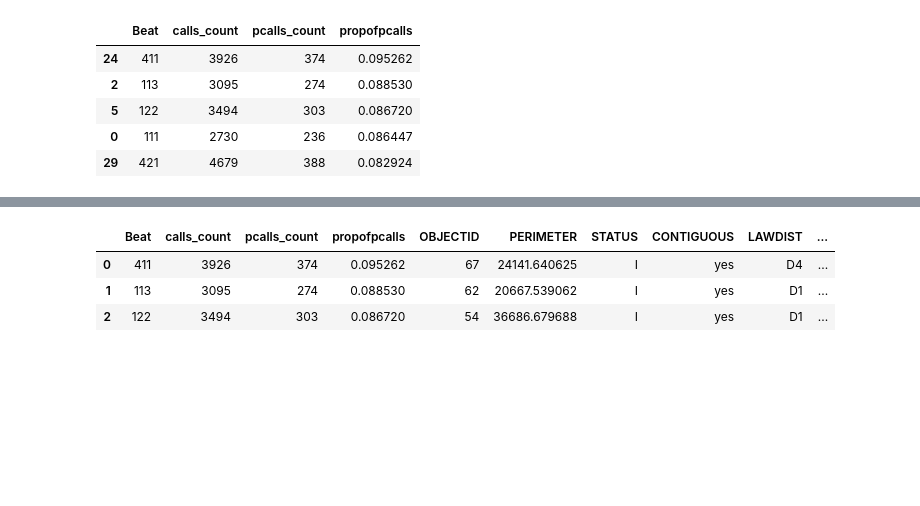
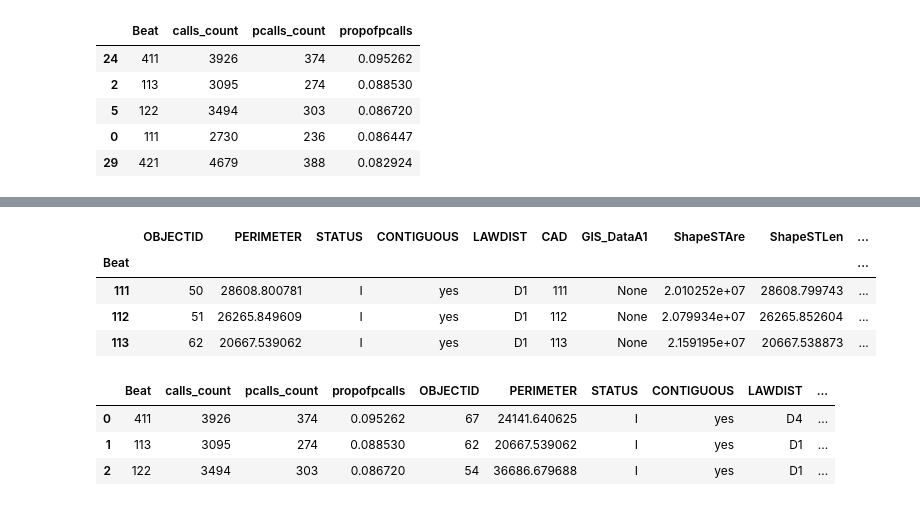
Before and after one commit to sadiesheridan/dataplus-project27-community-safety-durham, a Jupyter notebook: 10_code/prioritycalls_analysis.ipynb, the cells around one changed output, grey strips where cells are left out. Cells and saved outputs as stored; diff of their text form; code cells hidden in the pictures; blank space fills up the shorter version.

```diff
--- a/10_code/prioritycalls_analysis.ipynb
+++ b/10_code/prioritycalls_analysis.ipynb
@@ -122 +113,10 @@ TypeError: can only concatenate str (not "float") to str
+# %%
+policebeatswithcalls = policebeats.set_index('Beat').join(combcalls.set_index('Beat'))
+policebeatswithcalls.head(3)
+# %% [output]
+|  | OBJECTID | PERIMETER | STATUS | CONTIGUOUS | LAWDIST | CAD | GIS_DataA1 | ShapeSTAre | ShapeSTLen | ... |
+| Beat |  |  |  |  |  |  |  |  |  | ... |
+| 111 | 50 | 28608.800781 | I | yes | D1 | 111 | None | 2.010252e+07 | 28608.799743 | ... |
+| 112 | 51 | 26265.849609 | I | yes | D1 | 112 | None | 2.079934e+07 | 26265.852604 | ... |
+| 113 | 62 | 20667.539062 | I | yes | D1 | 113 | None | 2.159195e+07 | 20667.538873 | ... |
 # %%
```
Also changed, not shown: parts of 7 cells of this notebook.
